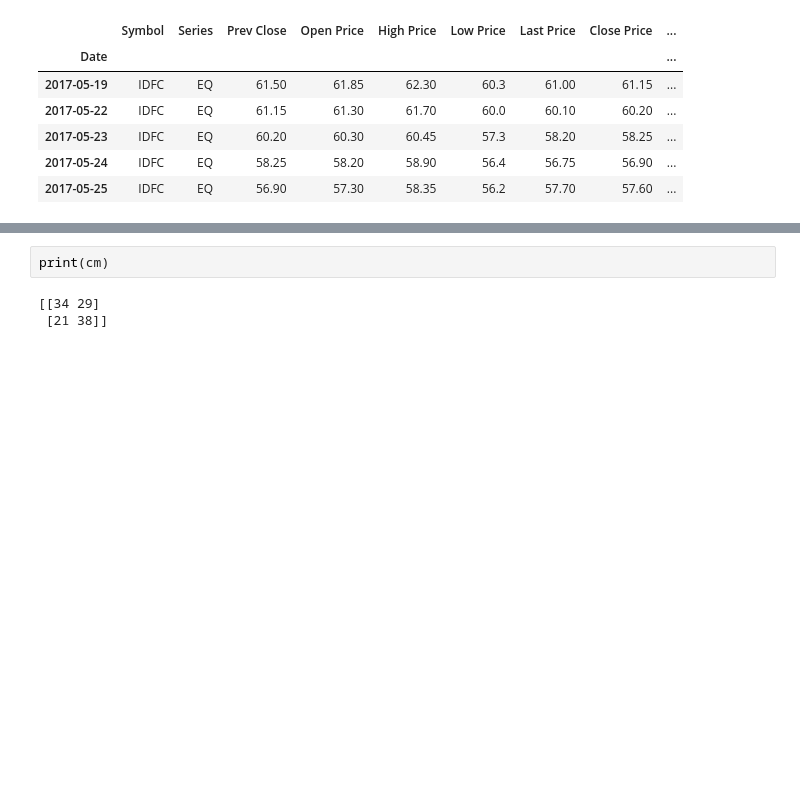
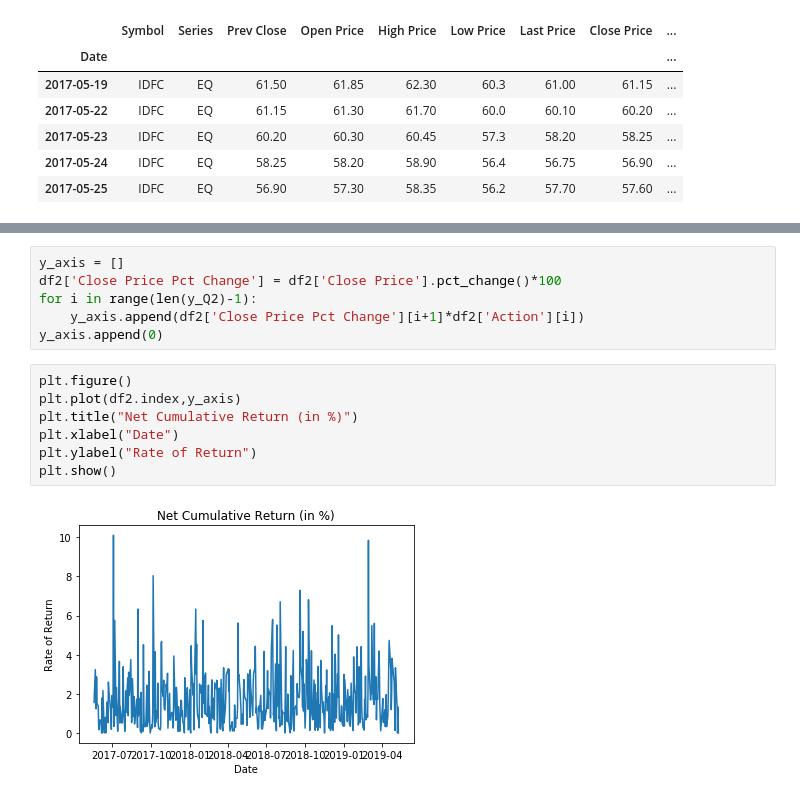
Before and after one commit to Daywalker21/AICTE-Aspiration.ai_ML-DS, a Jupyter notebook: Module 4 - Algo Trading using Classification.ipynb, the cells around one changed output, grey strips where cells are left out. Saved outputs shown, nothing was run; the diff lists cells and outputs as text; blank space fills up the shorter version.

```diff
--- a/Module 4 - Algo Trading using Classification.ipynb
+++ b/Module 4 - Algo Trading using Classification.ipynb
@@ -312,5 +312,15 @@ The accuracy of the model is :0.5901639344262295
-# %%
-print(cm)
-# %% [output]
-[[34 29]
- [21 38]]
+# %%
+y_axis = []
+df2['Close Price Pct Change'] = df2['Close Price'].pct_change()*100
+for i in range(len(y_Q2)-1):
+    y_axis.append(df2['Close Price Pct Change'][i+1]*df2['Action'][i])
+y_axis.append(0)
+# %%
+plt.figure()
+plt.plot(df2.index,y_axis)
+plt.title("Net Cumulative Return (in %)")
+plt.xlabel("Date")
+plt.ylabel("Rate of Return")
+plt.show()
+# %% [output]
+[figure, added]
```
Also changed, not shown: parts of 3 cells of this notebook.
